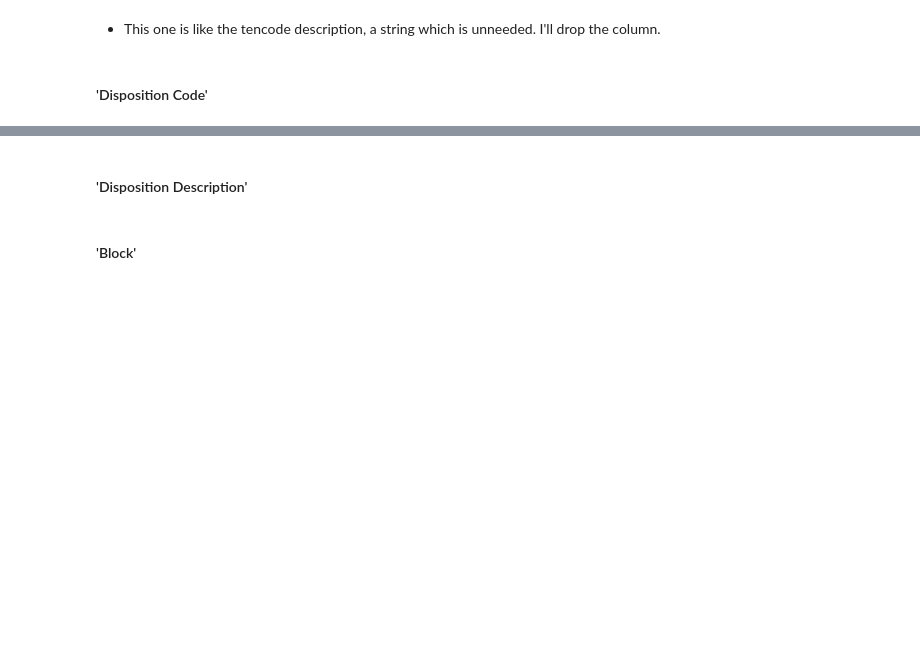
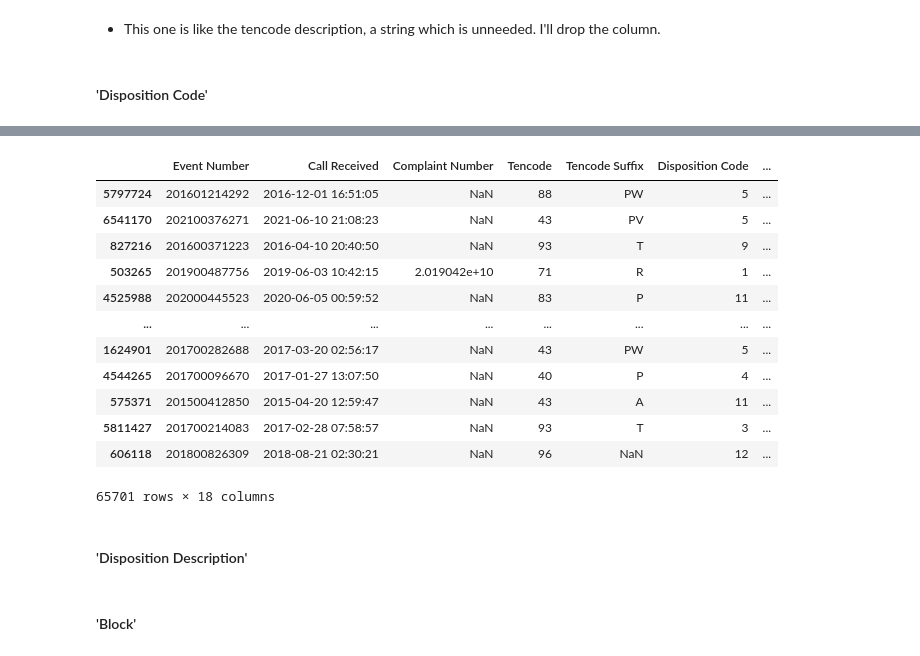
Before and after one commit to JacobTews/nash_police, a Jupyter notebook: process.ipynb, the cells around one changed output, grey strips where cells are left out. Drawn from its saved outputs; the diff is of its cells as text; code cells hidden in the pictures; blank space fills up the shorter version.

```diff
--- a/process.ipynb
+++ b/process.ipynb
@@ -183,6 +318,24 @@ samp_df['Disposition Code'].value_counts()
 pd.reset_option("display.max_rows")
 # %%
 ambig_df = samp_df[samp_df['Disposition Code'].str.contains('A|C|O|P', case=False, regex=True, na=False)]
+# %%
+samp_df = samp_df.apply(disposition_code_clean, axis=1)
+# %%
+samp_df
+# %% [output]
+|  | Event Number | Call Received | Complaint Number | Tencode | Tencode Suffix | Disposition Code | ... |
+| 5797724 | 201601214292 | 2016-12-01 16:51:05 | NaN | 88 | PW | 5 | ... |
+| 6541170 | 202100376271 | 2021-06-10 21:08:23 | NaN | 43 | PV | 5 | ... |
+| 827216 | 201600371223 | 2016-04-10 20:40:50 | NaN | 93 | T | 9 | ... |
+| 503265 | 201900487756 | 2019-06-03 10:42:15 | 2.019042e+10 | 71 | R | 1 | ... |
+| 4525988 | 202000445523 | 2020-06-05 00:59:52 | NaN | 83 | P | 11 | ... |
+| ... | ... | ... | ... | ... | ... | ... | ... |
+| 1624901 | 201700282688 | 2017-03-20 02:56:17 | NaN | 43 | PW | 5 | ... |
+| 4544265 | 201700096670 | 2017-01-27 13:07:50 | NaN | 40 | P | 4 | ... |
+| 575371 | 201500412850 | 2015-04-20 12:59:47 | NaN | 43 | A | 11 | ... |
+| 5811427 | 201700214083 | 2017-02-28 07:58:57 | NaN | 93 | T | 3 | ... |
+| 606118 | 201800826309 | 2018-08-21 02:30:21 | NaN | 96 | NaN | 12 | ... |
+65701 rows × 18 columns
 # %% [markdown]
 #### 'Disposition Description'
 # %%
```
Also changed, not shown: parts of 15 cells of this notebook, 1 other file.
